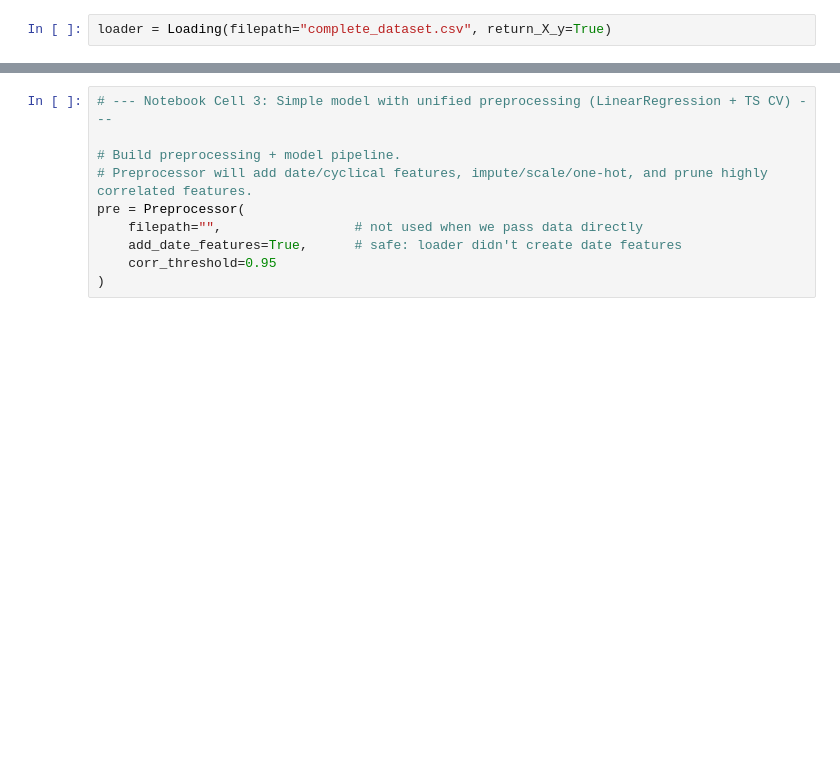
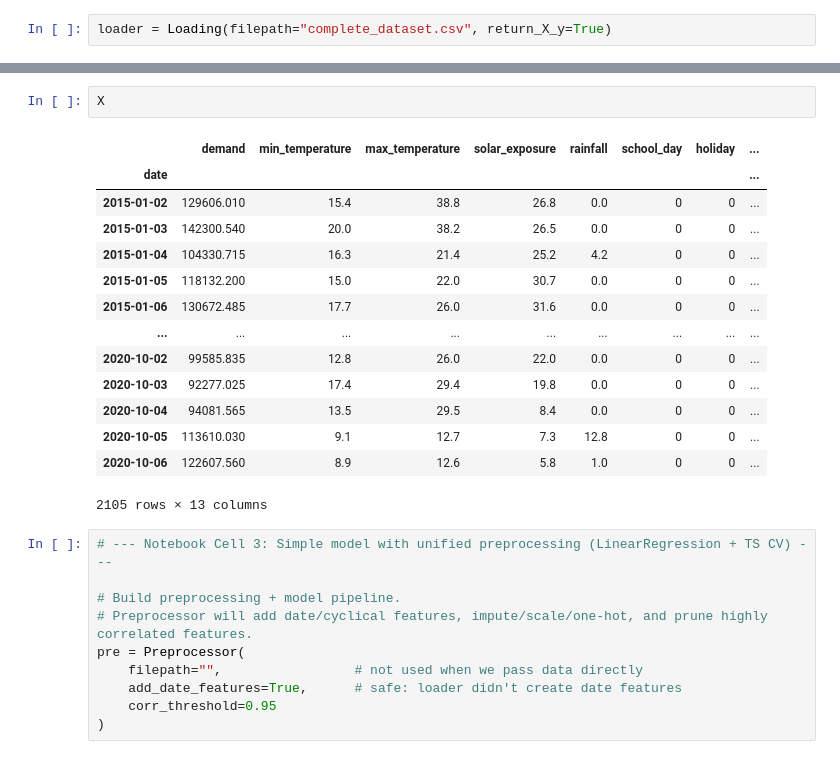
Before and after one commit to KierenElijaSchmidt/electricity, a Jupyter notebook: notebooks/kieren_notebook.ipynb, the cells around one changed output, grey strips where cells are left out. Cells and saved outputs as stored; diff of their text form; blank space fills up the shorter version.

```diff
--- a/notebooks/kieren_notebook.ipynb
+++ b/notebooks/kieren_notebook.ipynb
@@ -19,3 +21,20 @@ X,y = loader.load_data()
+# %%
+X
+# %% [output]
+|  | demand | min_temperature | max_temperature | solar_exposure | rainfall | school_day | holiday | ... |
+| date |  |  |  |  |  |  |  | ... |
+| 2015-01-02 | 129606.010 | 15.4 | 38.8 | 26.8 | 0.0 | 0 | 0 | ... |
+| 2015-01-03 | 142300.540 | 20.0 | 38.2 | 26.5 | 0.0 | 0 | 0 | ... |
+| 2015-01-04 | 104330.715 | 16.3 | 21.4 | 25.2 | 4.2 | 0 | 0 | ... |
+| 2015-01-05 | 118132.200 | 15.0 | 22.0 | 30.7 | 0.0 | 0 | 0 | ... |
+| 2015-01-06 | 130672.485 | 17.7 | 26.0 | 31.6 | 0.0 | 0 | 0 | ... |
+| ... | ... | ... | ... | ... | ... | ... | ... | ... |
+| 2020-10-02 | 99585.835 | 12.8 | 26.0 | 22.0 | 0.0 | 0 | 0 | ... |
+| 2020-10-03 | 92277.025 | 17.4 | 29.4 | 19.8 | 0.0 | 0 | 0 | ... |
+| 2020-10-04 | 94081.565 | 13.5 | 29.5 | 8.4 | 0.0 | 0 | 0 | ... |
+| 2020-10-05 | 113610.030 | 9.1 | 12.7 | 7.3 | 12.8 | 0 | 0 | ... |
+| 2020-10-06 | 122607.560 | 8.9 | 12.6 | 5.8 | 1.0 | 0 | 0 | ... |
+2105 rows × 13 columns
 # %%
 # --- Notebook Cell 3: Simple model with unified preprocessing (LinearRegression + TS CV) ---
 
```
Also changed, not shown: parts of 13 cells of this notebook, 1 other file.
